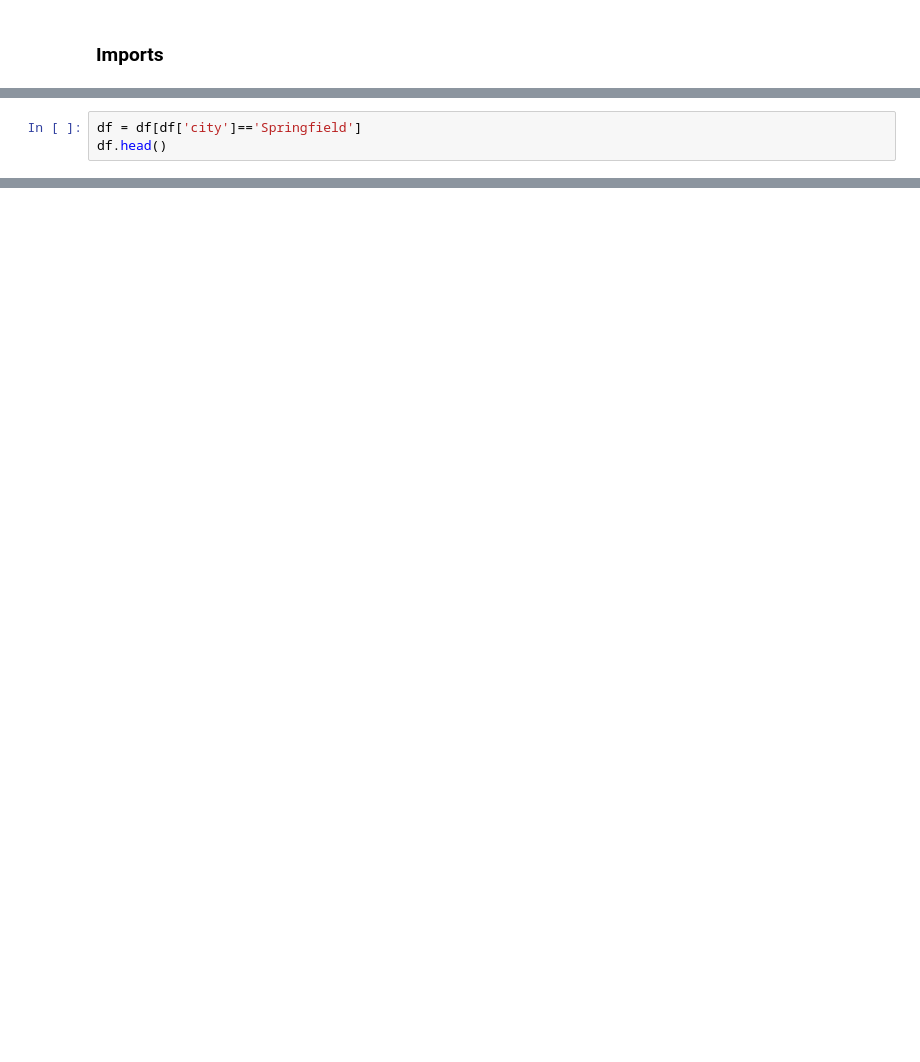
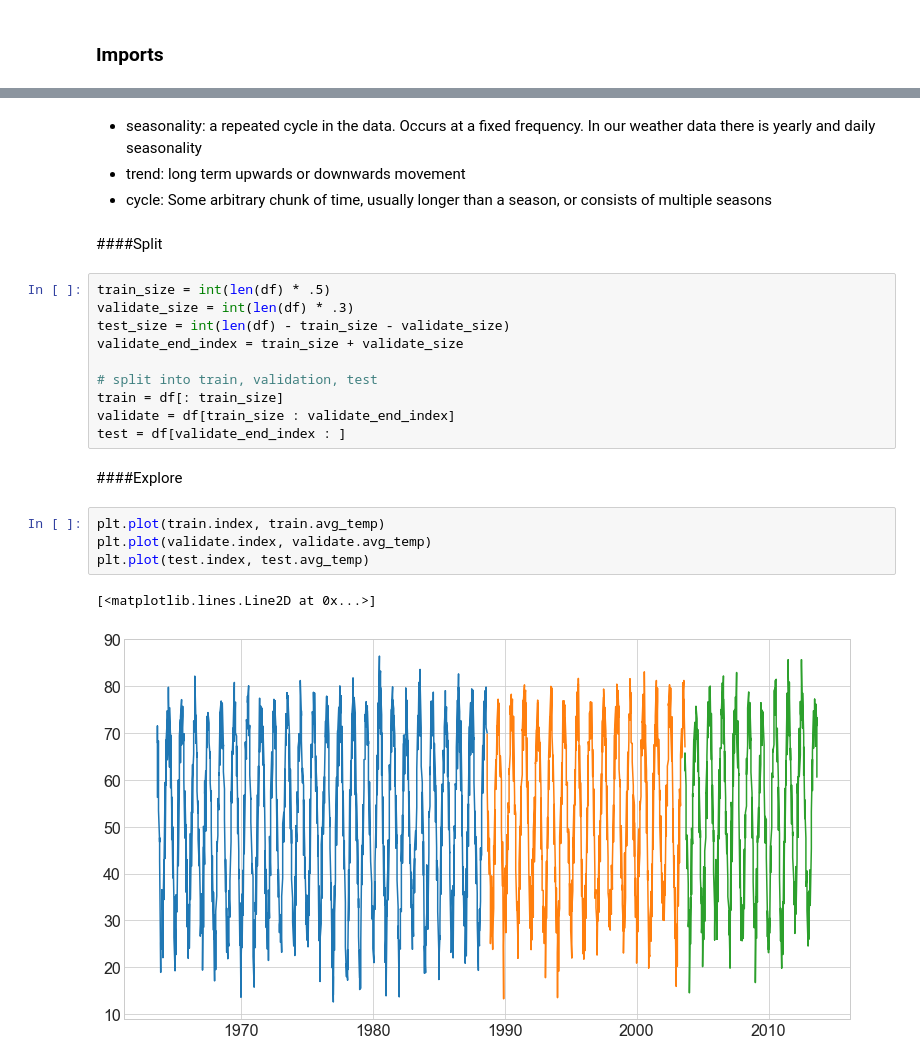
Before and after one commit to hrodjr/time-series-exercisess, a Jupyter notebook: time-series-e2e-exercise.ipynb, the cells around one changed output, grey strips where cells are left out. Cells and saved outputs as stored; diff of their text form; blank space fills up the shorter version.

```diff
--- a/time-series-e2e-exercise.ipynb
+++ b/time-series-e2e-exercise.ipynb
@@ -102,3 +95,0 @@ Name: city, dtype: object
-# %%
-df = df[df['city']=='Springfield']
-df.head()
@@ -160,0 +100,25 @@ memory usage: 596.6+ KB
+# %% [markdown]
+- seasonality: a repeated cycle in the data. Occurs at a fixed frequency. In our weather data there is yearly and daily seasonality
+- trend: long term upwards or downwards movement
+- cycle: Some arbitrary chunk of time, usually longer than a season, or consists of multiple seasons
+# %% [markdown]
+####Split
+# %%
+train_size = int(len(df) * .5)
+validate_size = int(len(df) * .3)
+test_size = int(len(df) - train_size - validate_size)
+validate_end_index = train_size + validate_size
+
+# split into train, validation, test
+train = df[: train_size]
+validate = df[train_size : validate_end_index]
+test = df[validate_end_index : ]
+# %% [markdown]
+####Explore
+# %%
+plt.plot(train.index, train.avg_temp)
+plt.plot(validate.index, validate.avg_temp)
+plt.plot(test.index, test.avg_temp)
+# %% [output]
+[<matplotlib.lines.Line2D at 0x...>]
+[figure, added]
```
Also changed, not shown: parts of 53 cells of this notebook, 2 other files.
